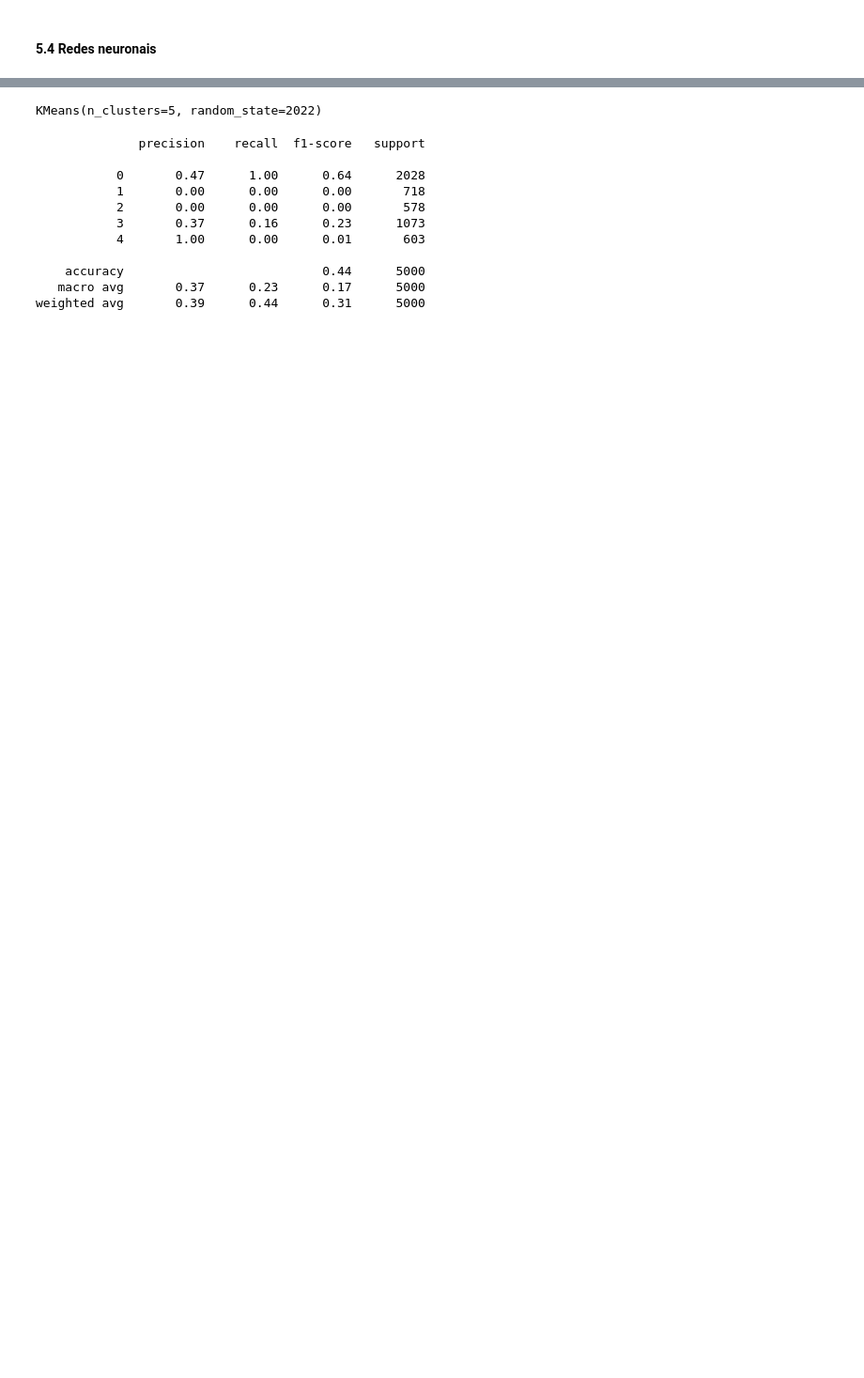
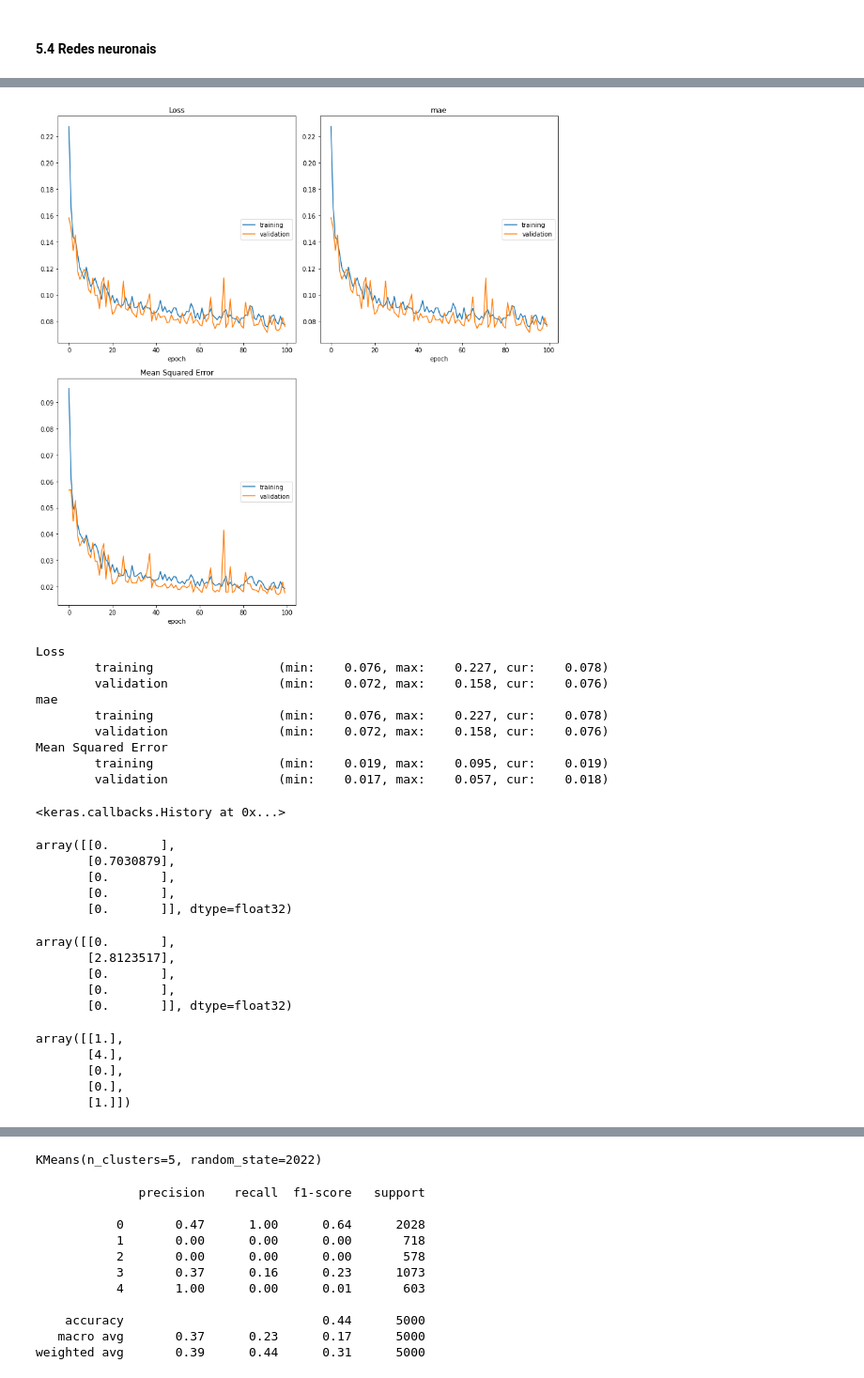
Before and after one commit to simaocunha71/machine_learning-daa, a Jupyter notebook: tarefa_kaggle.ipynb, the cells around one changed output, grey strips where cells are left out. Shown at 94% size. Saved outputs shown, nothing was run; the diff lists cells and outputs as text; code cells hidden in the pictures; blank space fills up the shorter version.

```diff
--- a/tarefa_kaggle.ipynb
+++ b/tarefa_kaggle.ipynb
@@ -697,4 +788,4 @@ download_submission_file(model, df_teste, "submission_files/svm.csv")
 # %%
 #Our best model (remember we set refit=True?)
-#best_mlp_model = grid_search.best_estimator_
+best_mlp_model = grid_search.best_estimator_
 # %%
@@ -702,18 +793,48 @@ download_submission_file(model, df_teste, "submission_files/svm.csv")
 # %%
-#best_mlp_model.fit(x_train, y_train, epochs = 20,
-#                   validation_data = (x_test, y_test),
-#                   callbacks = [PlotLossesKerasTF()], verbose = 1)
+best_mlp_model.fit(x_train, y_train, epochs = 100,
+                   validation_data = (x_test, y_test),
+                   callbacks = [PlotLossesKerasTF()], verbose = 1)
+# %% [output]
+[figure, added]
+Loss
+        training                 (min:    0.076, max:    0.227, cur:    0.078)
+        validation               (min:    0.072, max:    0.158, cur:    0.076)
+mae
+        training                 (min:    0.076, max:    0.227, cur:    0.078)
+        validation               (min:    0.072, max:    0.158, cur:    0.076)
+Mean Squared Error
+        training                 (min:    0.019, max:    0.095, cur:    0.019)
+        validation               (min:    0.017, max:    0.057, cur:    0.018)
+<keras.callbacks.History at 0x...>
 # %%
 #Obtain predictions
-#predictions = best_mlp_model.predict(x_test)
-#predictions = predictions.reshape(predictions.shape[0], 1)
-#predictions[:5]
+predictions = best_mlp_model.predict(x_test)
+predictions = predictions.reshape(predictions.shape[0], 1)
+predictions[:5]
+# %% [output]
+array([[0.       ],
+       [0.7030879],
+       [0.       ],
+       [0.       ],
+       [0.       ]], dtype=float32)
 # %%
 #And now let's unscale the model's predictions to see real prices!
-#predictions_unscaled = scaler_y.inverse_transform(y_test)
-#predictions_unscaled[:5]
+predictions_unscaled = scaler_y.inverse_transform(y_test)
+predictions_unscaled[:5]
+# %% [output]
+array([[0.       ],
+       [2.8123517],
+       [0.       ],
+       [0.       ],
+       [0.       ]], dtype=float32)
 # %%
 #Let's unscale y_test to get the original values
-#y_test_unscaled = scaler_y.inverse_transform(predictions)
-#y_test_unscaled[:5]
+y_test_unscaled = scaler_y.inverse_transform(predictions)
+y_test_unscaled[:5]
+# %% [output]
+array([[1.],
+       [4.],
+       [0.],
+       [0.],
+       [1.]])
 # %%
```
Also changed, not shown: parts of 57 cells of this notebook, 5 other files.
